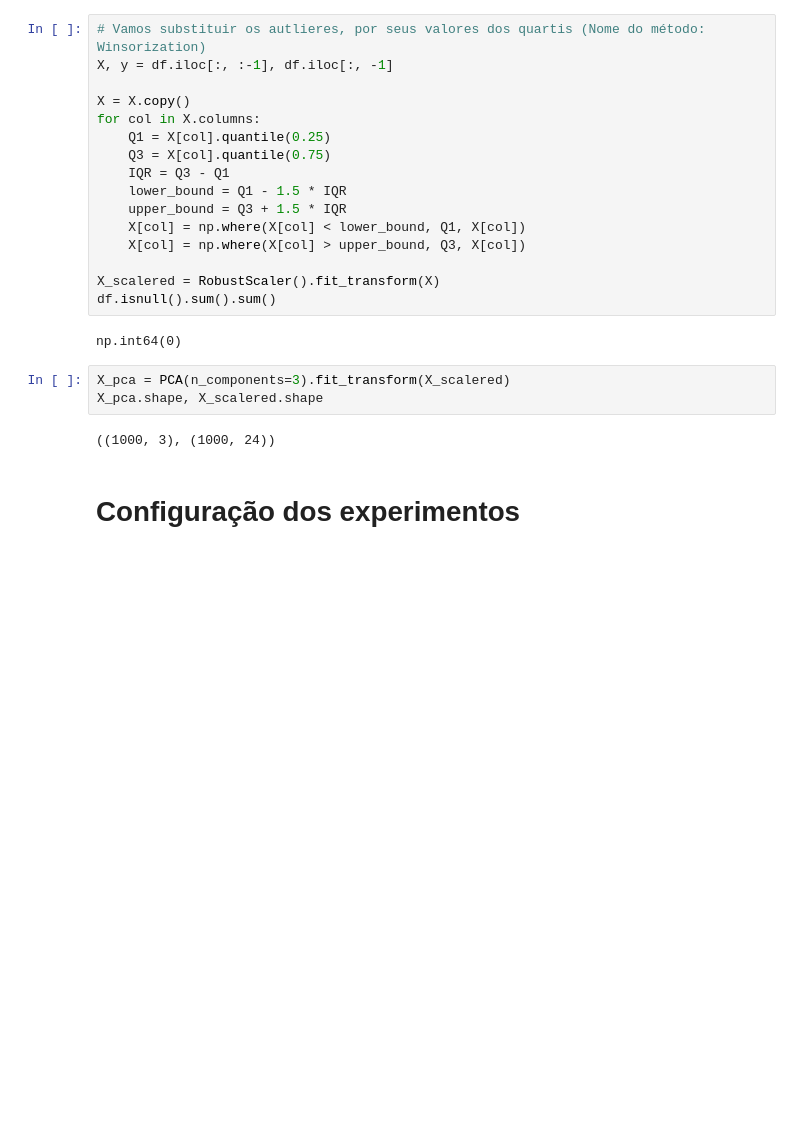
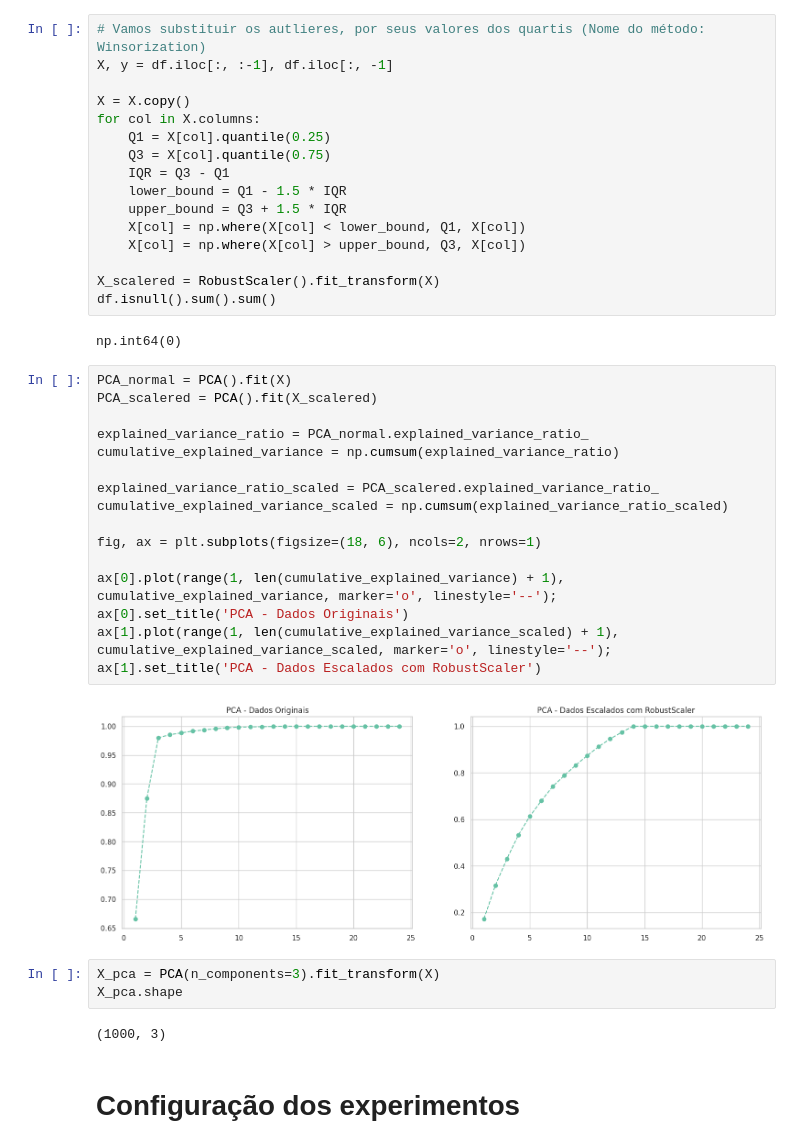
Before and after one commit to KauaHenSilva/Trabalho_Topicos_10, a Jupyter notebook: main.ipynb, the cells around one changed output. Drawn from its saved outputs; the diff is of its cells as text; blank space fills up the shorter version.

```diff
--- a/main.ipynb
+++ b/main.ipynb
@@ -74,10 +74,28 @@ df.isnull().sum().sum()
 # %% [output]
 np.int64(0)
 # %%
-X_pca = PCA(n_components=3).fit_transform(X_scalered)
-X_pca.shape, X_scalered.shape
+PCA_normal = PCA().fit(X)
+PCA_scalered = PCA().fit(X_scalered)
+
+explained_variance_ratio = PCA_normal.explained_variance_ratio_
+cumulative_explained_variance = np.cumsum(explained_variance_ratio)
+
+explained_variance_ratio_scaled = PCA_scalered.explained_variance_ratio_
+cumulative_explained_variance_scaled = np.cumsum(explained_variance_ratio_scaled)
+
+fig, ax = plt.subplots(figsize=(18, 6), ncols=2, nrows=1)
+
+ax[0].plot(range(1, len(cumulative_explained_variance) + 1), cumulative_explained_variance, marker='o', linestyle='--');
+ax[0].set_title('PCA - Dados Originais')
+ax[1].plot(range(1, len(cumulative_explained_variance_scaled) + 1), cumulative_explained_variance_scaled, marker='o', linestyle='--');
+ax[1].set_title('PCA - Dados Escalados com RobustScaler')
 # %% [output]
-((1000, 3), (1000, 24))
+[figure, added]
+# %%
+X_pca = PCA(n_components=3).fit_transform(X)
+X_pca.shape
+# %% [output]
+(1000, 3)
 # %% [markdown]
 # Configuração dos experimentos
 # %%
```
